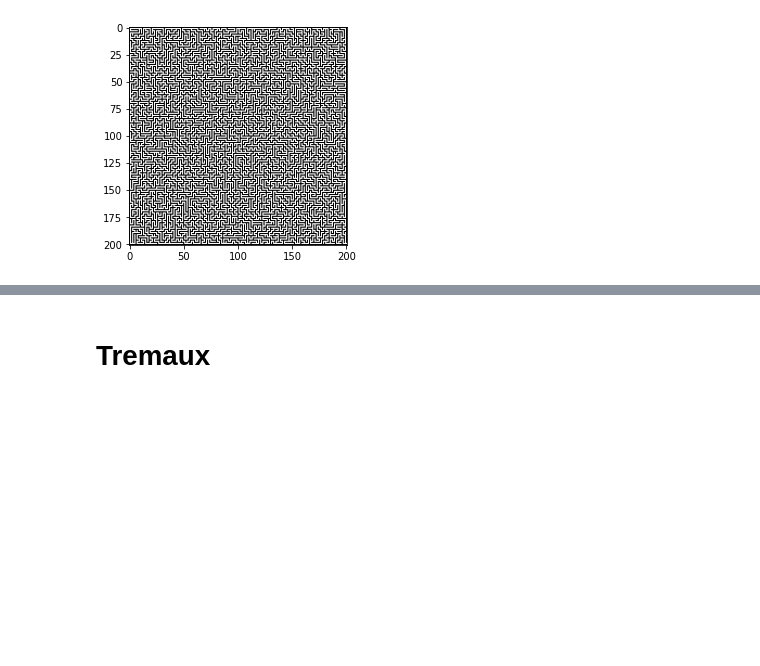
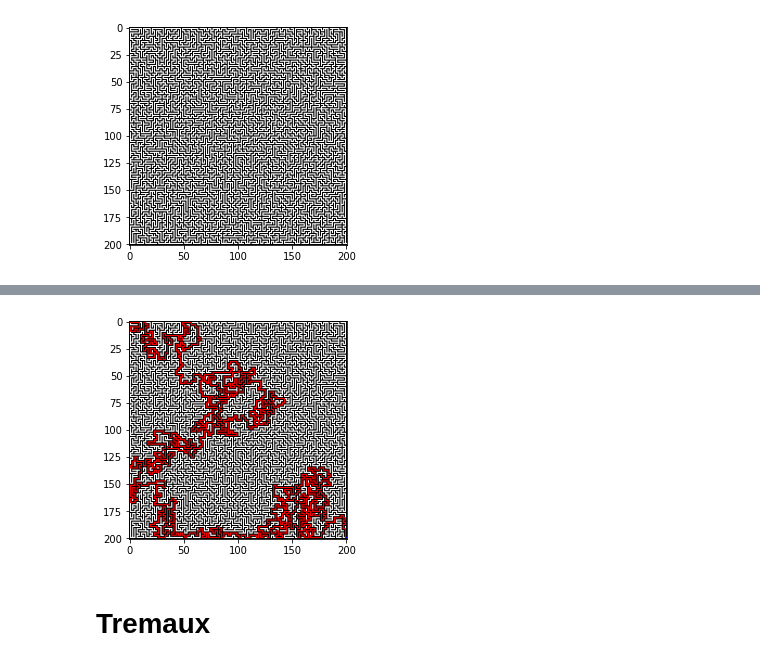
Before and after one commit to DmitryPodpryatov/maze-solver, a Jupyter notebook: Test.ipynb, the cells around one changed output, grey strips where cells are left out. Saved outputs shown, nothing was run; the diff lists cells and outputs as text; code cells hidden in the pictures; blank space fills up the shorter version.

```diff
--- a/Test.ipynb
+++ b/Test.ipynb
@@ -41,3 +61,12 @@ imshow(image_large, cmap='gray')
+# %%
+start = 1, 0
+finish = 199, 200
+
+deadend = Deadend(image_large, start=start, finish=finish)
+deadend.solve(debug=DEBUG)
+imshow(deadend.draw(image_large_rgb))
+# %% [output]
+[figure, added]
 # %% [markdown]
 # Tremaux
 # %%
```
Also changed, not shown: parts of 6 cells of this notebook, 3 other files.
